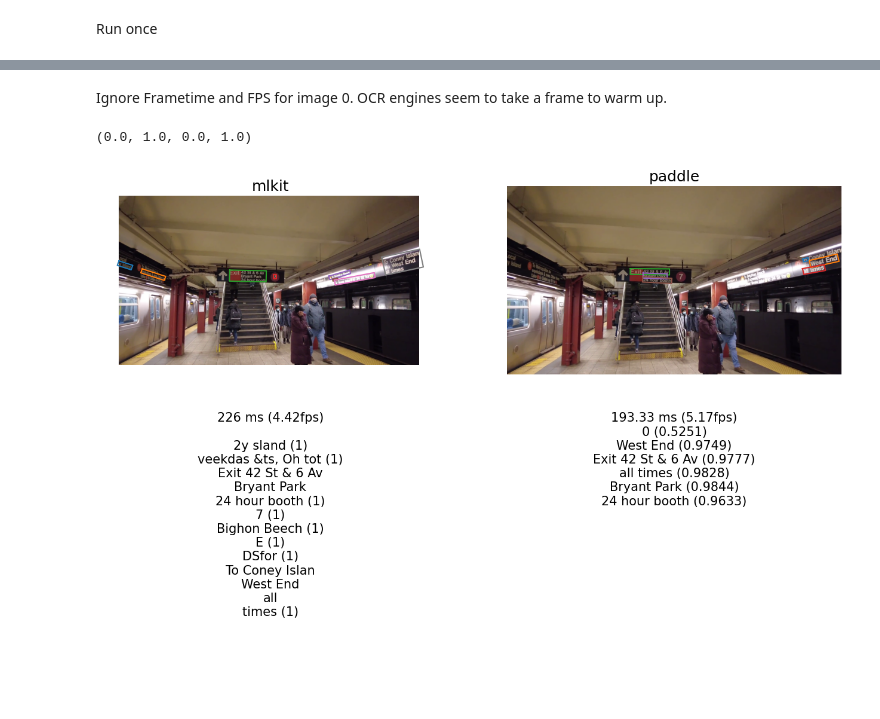
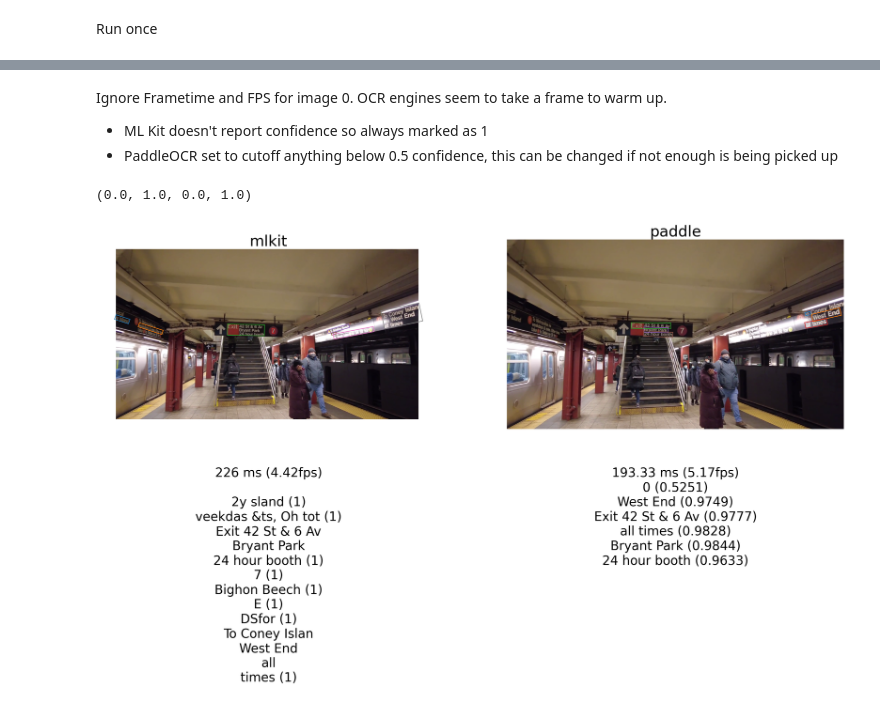
Before and after one commit to aseiple/ocr-testing-results, a Jupyter notebook: OCRResults.ipynb, the cells around one changed output, grey strips where cells are left out. Drawn from its saved outputs; the diff is of its cells as text; code cells hidden in the pictures; blank space fills up the shorter version.

```diff
--- a/OCRResults.ipynb
+++ b/OCRResults.ipynb
@@ -13,5 +11,7 @@ fatal: destination path 'ocr-testing-results' already exists and is not an empty
 # %% [markdown]
 Ignore Frametime and FPS for image 0. OCR engines seem to take a frame to warm up.
+- ML Kit doesn't report confidence so always marked as 1
+- PaddleOCR set to cutoff anything below 0.5 confidence, this can be changed if not enough is being picked up
 # %%
 #Generate Image
 image_select = 38 #@param {type:"integer"}
@@ -31,7 +31,7 @@ image = cv2.imread(f'./ocr-testing-results/720/{image_select:03}.png')
 image = cv2.cvtColor(image, cv2.COLOR_BGR2RGB)
 
 # PLOT SCALE
-scale = 1
+scale = 2
 fig = plt.figure(figsize=(16*scale,9*scale))
 plt.rcParams.update({'font.size': 15*scale})
 
@@ -67,31 +67,31 @@ for rg in data_1['regions']:
 fig.add_subplot(2,2,3)
 
 time = round(data_0['time_ms'], 2)
 fps = round(1/(time/1000), 2)
 fulltext = data_0['plaintext']
 regionText = ''
 for rg in data_0['regions']:
   regionText += rg['text'] + ' (' + str(round(rg['confidence'], 4)) + ')\n'
 
 string_0 = f'{time} ms ({fps}fps)\n\n{regionText}'
 
 plt.text(0.5,1,string_0,ha='center',va='top')
 plt.axis('off')
 
 # TEXT 1
 fig.add_subplot(2,2,4)
 
 time = round(data_1['time_ms'], 2)
 fps = round(1/(time/1000), 2)
 fulltext = data_1['plaintext']
 regionText = ''
 for rg in data_1['regions']:
   regionText += rg['text'] + ' (' + str(round(rg['confidence'], 4)) + ')\n'
 
 string_1 = f'{time} ms ({fps}fps)\n{regionText}'
 
 plt.text(0.5,1,string_1,ha='center',va='top')
 plt.axis('off')
 # %% [output]
 (0.0, 1.0, 0.0, 1.0)
-[figure, old version]
+[figure, new version]
```
Also changed, not shown: parts of 1 cell of this notebook.
